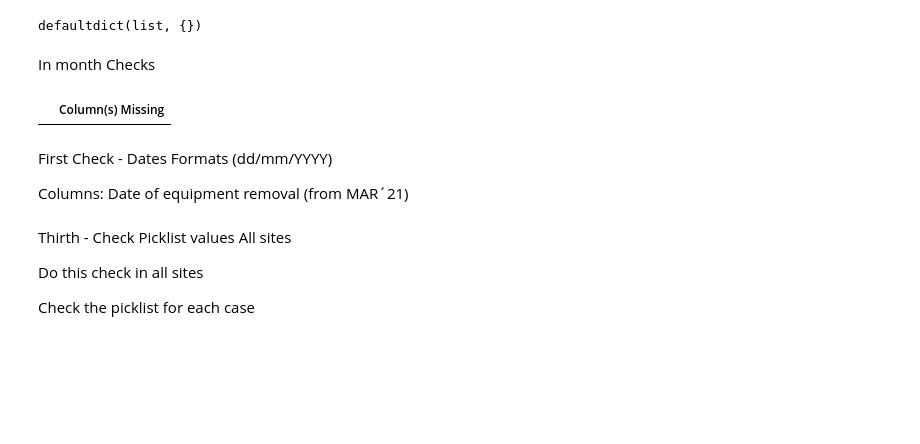
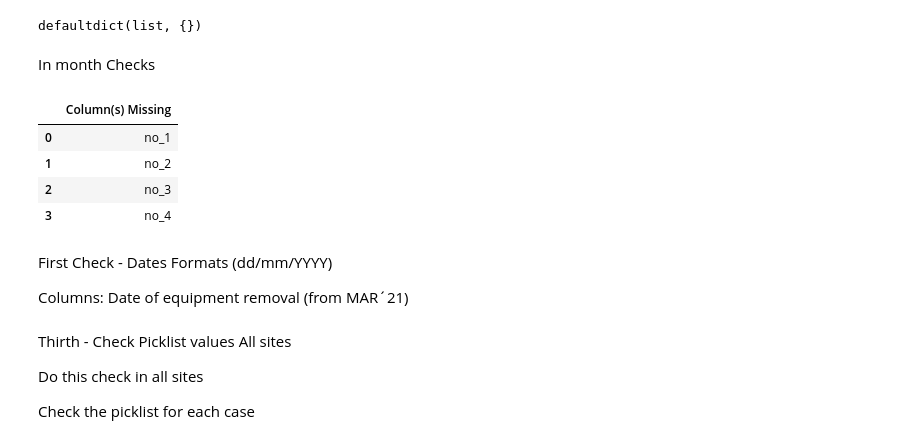
Before and after one commit to emerenan/xlsx_validation, a Jupyter notebook: ro_validations.ipynb, the cells around one changed output. Saved outputs shown, nothing was run; the diff lists cells and outputs as text; code cells hidden in the pictures; blank space fills up the shorter version.

```diff
--- a/ro_validations.ipynb
+++ b/ro_validations.ipynb
@@ -170,7 +165,7 @@ towerdb = towerdb.rename(columns={
 towerdb.to_csv('/content/TowerDB_Romania_20210831.csv', index=False)
 # %%
 from collections import defaultdict
-bill_cols = ['Code',\
+bill_cols = lower_str(['Code',\
              'Phase _1/_2',\
              'Categorization by Transmission Sys',\
 			 'Unused sites (TowerCo holds the property rights but does not host any Operator Equipment or Other Customer equipment )',\
@@ -180,16 +175,16 @@ bill_cols = ['Code',\
 			 'Categorization by Transmission Sys (sub-cluster)',\
 			 'Core Type',\
              'macro site - transmission hub site with/without shelters',\
-			 'transmission sites - with/without shelters.',\
+			 'Transmission sites - with/without shelters.',\
 			 'Room Configuration',\
              'Power Supply',\
 			 'Air Conditioning',\
 			 'Active Sharing Arrangements involving the Operator',\
              'Categorization by Site Type',\
 			 'Billing Trigger Date',\
-			 'current annual lease fees',\
-			 'Orange Passive Shared Sites',\
-			 'Orange Active Shared Sites',\
+			 'current annual lease fees  ',\
+             'Orange Passive Shared Sites ',\
+			 'Orange Active Shared Sites ',\
 			 '10% Critical',\
 			 'Bundled sites',\
 			 'Strategic Sites',\
@@ -205,12 +200,12 @@ bill_cols = ['Code',\
              'First_Active_Sharing_End_Date',\
 			 'Sites_Within_500_Macro_Sites',\
 			 'Date_Of_Equipment_Removal',\
-			 'RFAI ( Ready For Active Installation )',\
+			 'RFAI ( Ready For Active Installation ) ',\
 			 'X',\
 			 'Site Status',\
-             'Critical site']
-bill_cols = lower_str(bill_cols)
-errors = [0, '0', '_']
+             'Critical site'])
+
+errors = ['0', '_']
 
 err_dic = defaultdict(list)
 for i in bill_cols:
@@ -224,18 +219,22 @@ defaultdict(list, {})
 In month Checks
 # %%
 """Check Columns Received"""
-def check_columns_received(df, bill_cols):
+def check_columns_received(df, msa_cols):
     twdb_col = lower_str(list(df.columns))
-    col_miss = [i for i in bill_cols if i not in twdb_col]
+    col_miss = [i for i in msa_cols if i not in twdb_col]
 
     df_col_missing = pd.DataFrame(col_miss, columns=['Column(s) Missing'], index=range(len(col_miss)))
     return df_col_missing
 
 df_cols = check_columns_received(towerdb, lower_str(list(msa.columns)))
 #No columns missing
 df_cols
 # %% [output]
 |  | Column(s) Missing |
+| 0 | no_1 |
+| 1 | no_2 |
+| 2 | no_3 |
+| 3 | no_4 |
 # %% [markdown]
 First Check - Dates Formats (dd/mm/YYYY)
 
```
Also changed, not shown: parts of 5 cells of this notebook.
